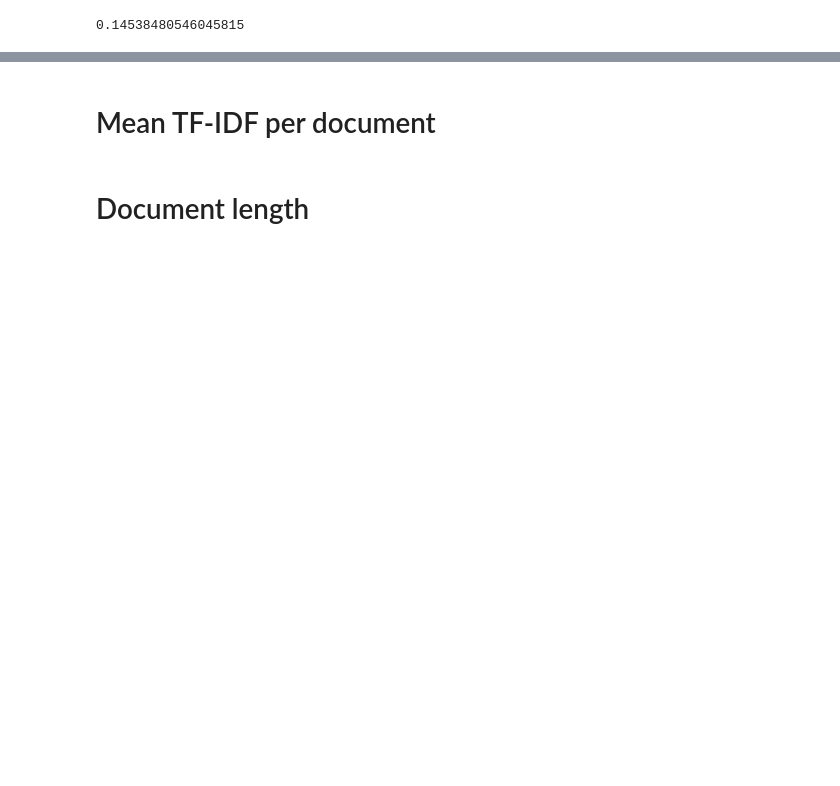
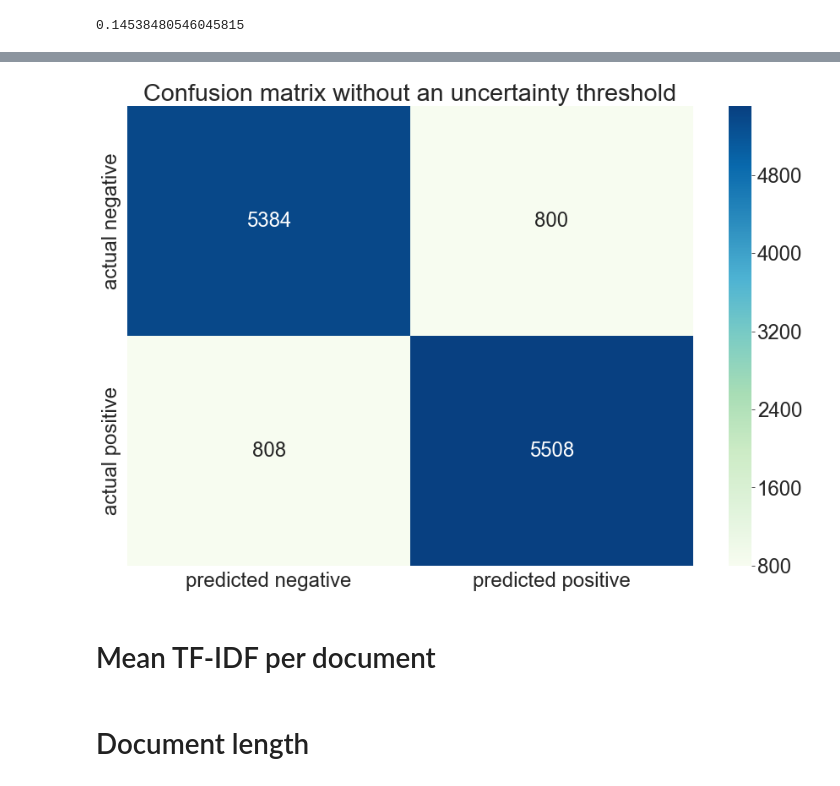
Before and after one commit to AxelBremer/DL4NLP, a Jupyter notebook: Joe.ipynb, the cells around one changed output, grey strips where cells are left out. Drawn from its saved outputs; the diff is of its cells as text; code cells hidden in the pictures; blank space fills up the shorter version.

```diff
--- a/Joe.ipynb
+++ b/Joe.ipynb
@@ -131,17 +176,21 @@ i = 62
 # %%
 df['y_pred'] = df.apply(classify, args=[1], axis=1)
 
 tdf = df[df['y_pred'] != -1]
 
 cm = confusion_matrix(tdf['target'].values, tdf['y_pred'].values)
 
 df_cm = pd.DataFrame(cm, index = ['negative', 'positive'],
                   columns = ['predicted negative', 'predicted positive'])
-plt.figure(figsize = (10,7))
-sns.heatmap(df_cm, annot=True, fmt='g', cmap='GnBu')
+
+
+fig, ax = plt.subplots(figsize=(15,10))
+sns.heatmap(df_cm, annot=True, fmt='g', cmap='GnBu', ax=ax)
 plt.yticks(np.arange(2)+0.5,['actual negative', 'actual positive'], va='center')
-plt.title('Confusion matrix without uncertainty threshold')
+plt.title('Confusion matrix without an uncertainty threshold')
 plt.show()
+# %% [output]
+[figure, added]
 # %% [markdown]
 # Mean TF-IDF per document
 # %%
```
Also changed, not shown: parts of 6 cells of this notebook, 9 other files.
